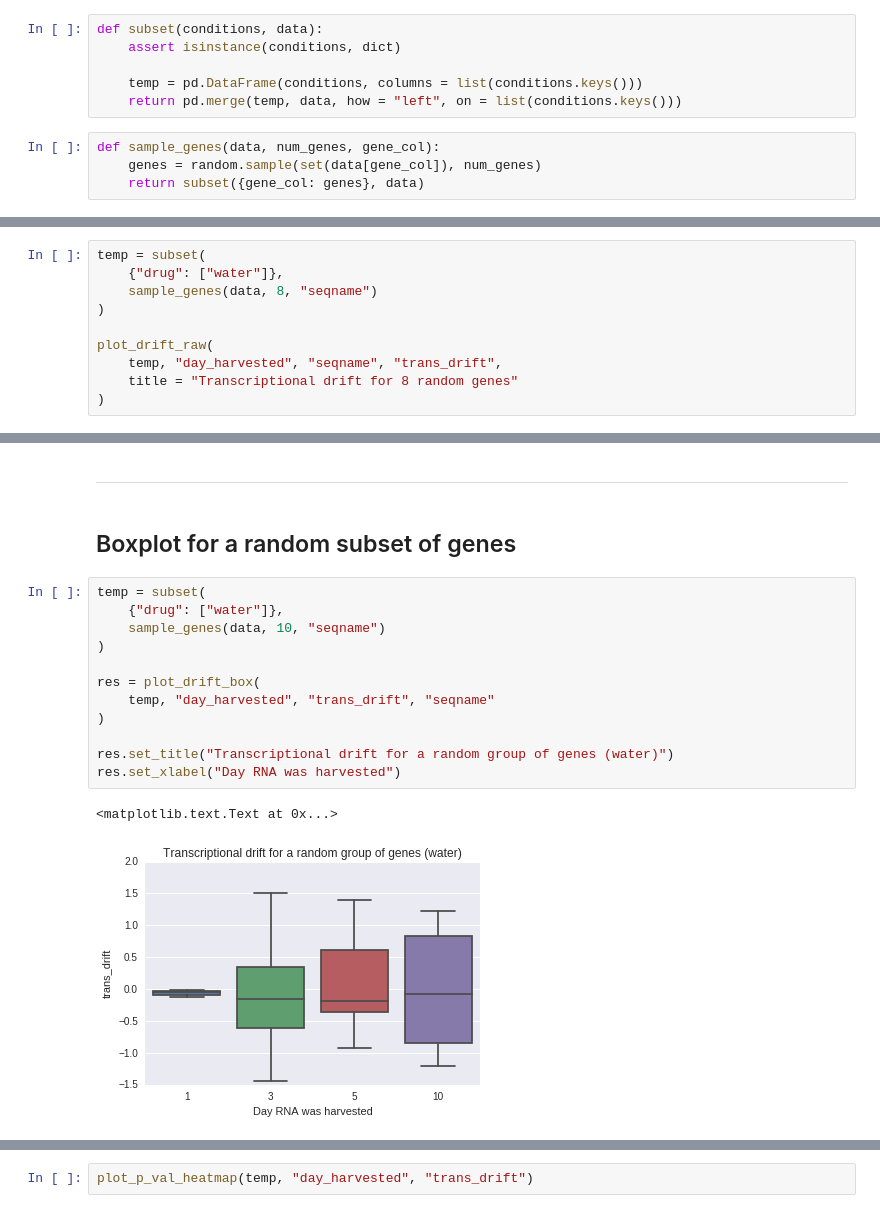
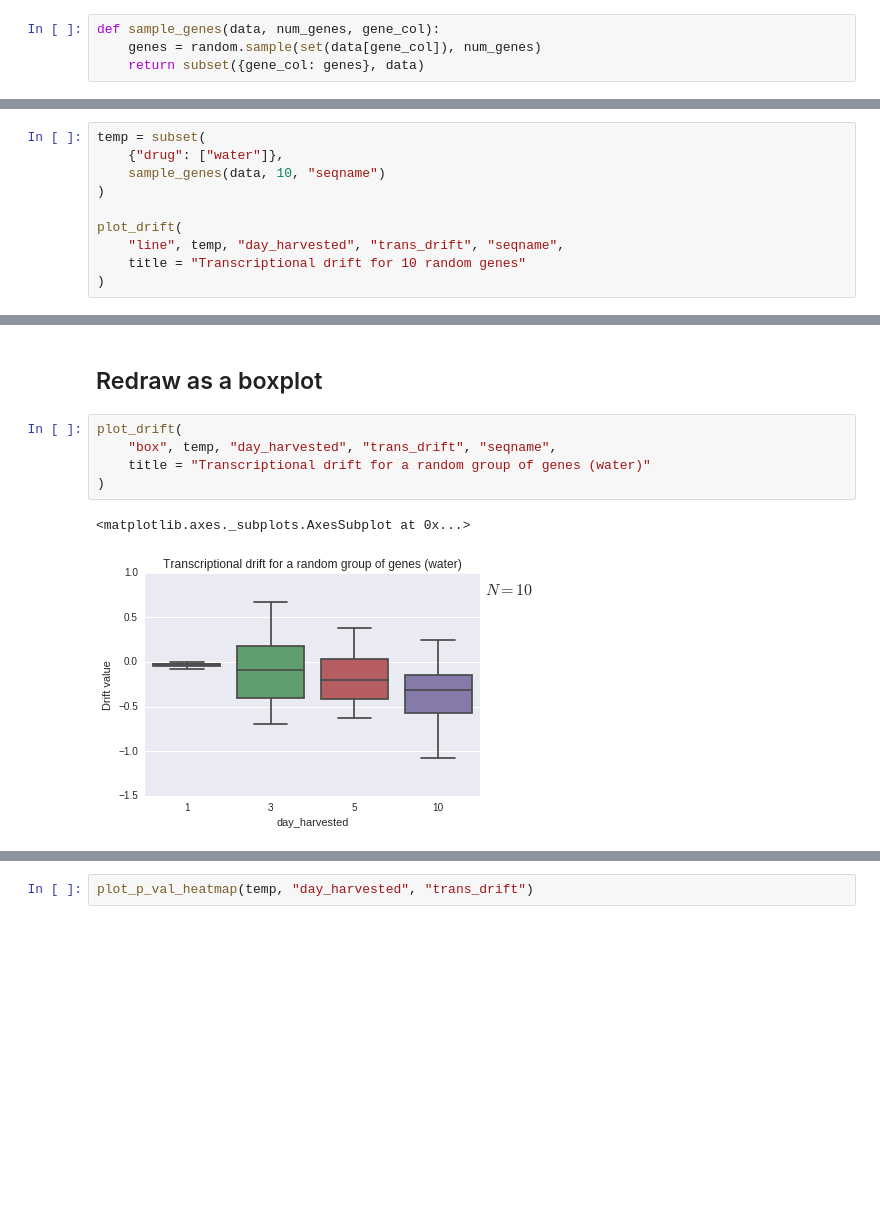
Before and after one commit to veleritas/ageing, a Jupyter notebook: analysis/worm_plots.ipynb, the cells around one changed output, grey strips where cells are left out. Cells and saved outputs as stored; diff of their text form; blank space fills up the shorter version.

```diff
--- a/analysis/worm_plots.ipynb
+++ b/analysis/worm_plots.ipynb
@@ -101,9 +42,3 @@ def plot_p_val_heatmap(data, group_cols, drift_col, figsize = (5, 5)):
-# %%
-def subset(conditions, data):
-    assert isinstance(conditions, dict)
-
-    temp = pd.DataFrame(conditions, columns = list(conditions.keys()))
-    return pd.merge(temp, data, how = "left", on = list(conditions.keys()))
 # %%
 def sample_genes(data, num_genes, gene_col):
     genes = random.sample(set(data[gene_col]), num_genes)
@@ -113,12 +48,12 @@ def sample_genes(data, num_genes, gene_col):
 # %%
 temp = subset(
     {"drug": ["water"]},
-    sample_genes(data, 8, "seqname")
+    sample_genes(data, 10, "seqname")
 )
 
-plot_drift_raw(
-    temp, "day_harvested", "seqname", "trans_drift",
-    title = "Transcriptional drift for 8 random genes"
+plot_drift(
+    "line", temp, "day_harvested", "trans_drift", "seqname",
+    title = "Transcriptional drift for 10 random genes"
 )
 # %% [output]
 <matplotlib.axes._subplots.AxesSubplot at 0x...>
@@ -126,22 +61,13 @@ plot_drift_raw(
-# %% [markdown]
----
-# %% [markdown]
-## Boxplot for a random subset of genes
+# %% [markdown]
+## Redraw as a boxplot
 # %%
-temp = subset(
-    {"drug": ["water"]},
-    sample_genes(data, 10, "seqname")
+plot_drift(
+    "box", temp, "day_harvested", "trans_drift", "seqname",
+    title = "Transcriptional drift for a random group of genes (water)"
 )
-
-res = plot_drift_box(
-    temp, "day_harvested", "trans_drift", "seqname"
-)
-
-res.set_title("Transcriptional drift for a random group of genes (water)")
-res.set_xlabel("Day RNA was harvested")
 # %% [output]
-<matplotlib.text.Text at 0x...>
+<matplotlib.axes._subplots.AxesSubplot at 0x...>
-[figure, old version]
+[figure, new version]
 # %%
 plot_p_val_heatmap(temp, "day_harvested", "trans_drift")
 # %% [output]
```
Also changed, not shown: parts of 27 cells of this notebook.
